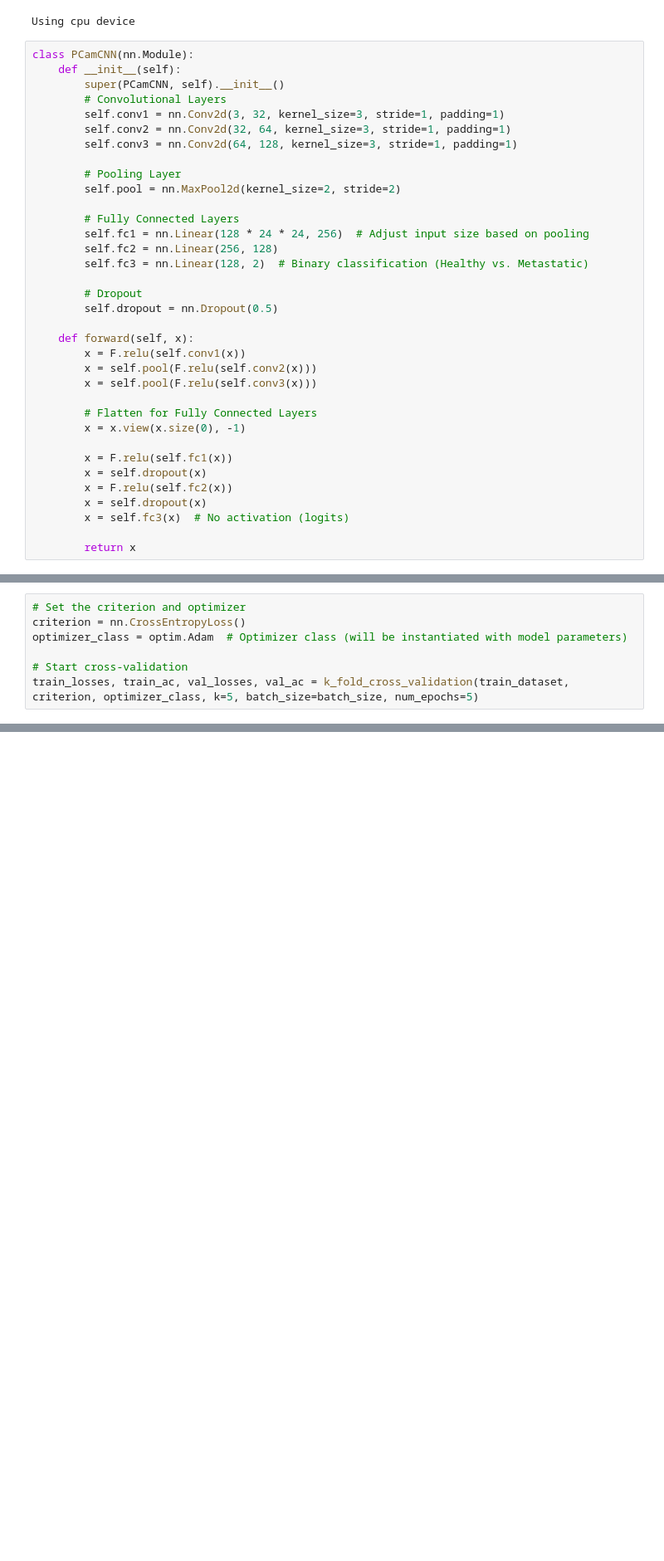
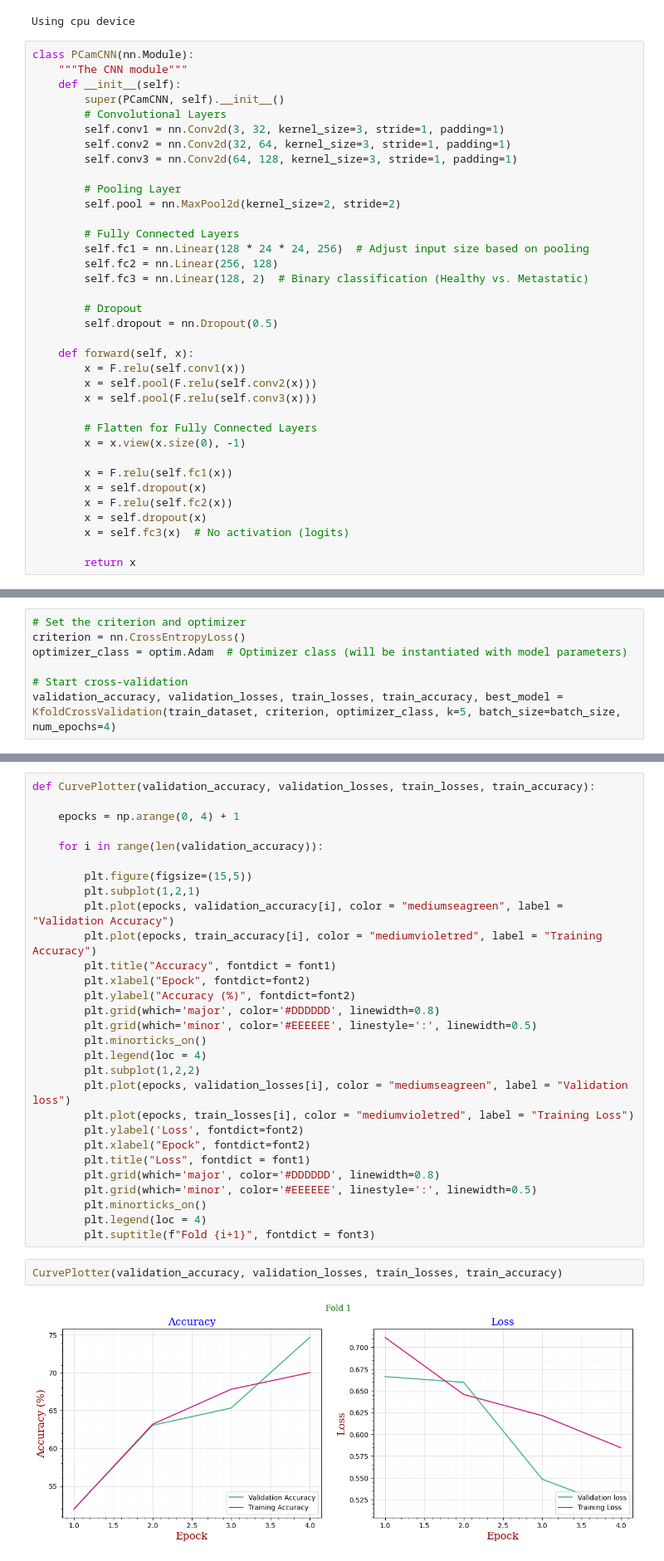
Before and after one commit to jmtony2000/PatchCamelyon-detecting-metastatic-tissue, a Jupyter notebook: DetectingMetastaticTissue.ipynb, the cells around one changed output, grey strips where cells are left out. Shown at 83% size. Drawn from its saved outputs; the diff is of its cells as text; blank space fills up the shorter version.

Commit message:
Testing the 5fold Crossvalidation

```diff
--- a/DetectingMetastaticTissue.ipynb
+++ b/DetectingMetastaticTissue.ipynb
@@ -316,6 +306,7 @@ print(f"Using {device} device")
 Using cpu device
 # %%
 class PCamCNN(nn.Module):
+    """The CNN module"""
     def __init__(self):
         super(PCamCNN, self).__init__()
         # Convolutional Layers
@@ -577,6 +607,6 @@ criterion = nn.CrossEntropyLoss()
 optimizer_class = optim.Adam  # Optimizer class (will be instantiated with model parameters)
 
 # Start cross-validation
-train_losses, train_ac, val_losses, val_ac = k_fold_cross_validation(train_dataset, criterion, optimizer_class, k=5, batch_size=batch_size, num_epochs=5)
+validation_accuracy, validation_losses, train_losses, train_accuracy, best_model = KfoldCrossValidation(train_dataset, criterion, optimizer_class, k=5, batch_size=batch_size, num_epochs=4)
 # %% [output]
 Training fold 1/5...
@@ -619,0 +629,33 @@ NameError: name 'calculate_metrics' is not defined
+# %%
+def CurvePlotter(validation_accuracy, validation_losses, train_losses, train_accuracy):
+
+    epocks = np.arange(0, 4) + 1
+
+    for i in range(len(validation_accuracy)):
+
+        plt.figure(figsize=(15,5))
+        plt.subplot(1,2,1)
+        plt.plot(epocks, validation_accuracy[i], color = "mediumseagreen", label = "Validation Accuracy")
+        plt.plot(epocks, train_accuracy[i], color = "mediumvioletred", label = "Training Accuracy")
+        plt.title("Accuracy", fontdict = font1)
+        plt.xlabel("Epock", fontdict=font2)
+        plt.ylabel("Accuracy (%)", fontdict=font2)
+        plt.grid(which='major', color='#DDDDDD', linewidth=0.8)
+        plt.grid(which='minor', color='#EEEEEE', linestyle=':', linewidth=0.5)
+        plt.minorticks_on()
+        plt.legend(loc = 4)
+        plt.subplot(1,2,2)
+        plt.plot(epocks, validation_losses[i], color = "mediumseagreen", label = "Validation loss")
+        plt.plot(epocks, train_losses[i], color = "mediumvioletred", label = "Training Loss")
+        plt.ylabel('Loss', fontdict=font2)
+        plt.xlabel("Epock", fontdict=font2)
+        plt.title("Loss", fontdict = font1)
+        plt.grid(which='major', color='#DDDDDD', linewidth=0.8)
+        plt.grid(which='minor', color='#EEEEEE', linestyle=':', linewidth=0.5)
+        plt.minorticks_on()
+        plt.legend(loc = 4)
+        plt.suptitle(f"Fold {i+1}", fontdict = font3)
+# %%
+CurvePlotter(validation_accuracy, validation_losses, train_losses, train_accuracy)
+# %% [output]
+[figure, added]
```
Also changed, not shown: parts of 19 cells of this notebook.
